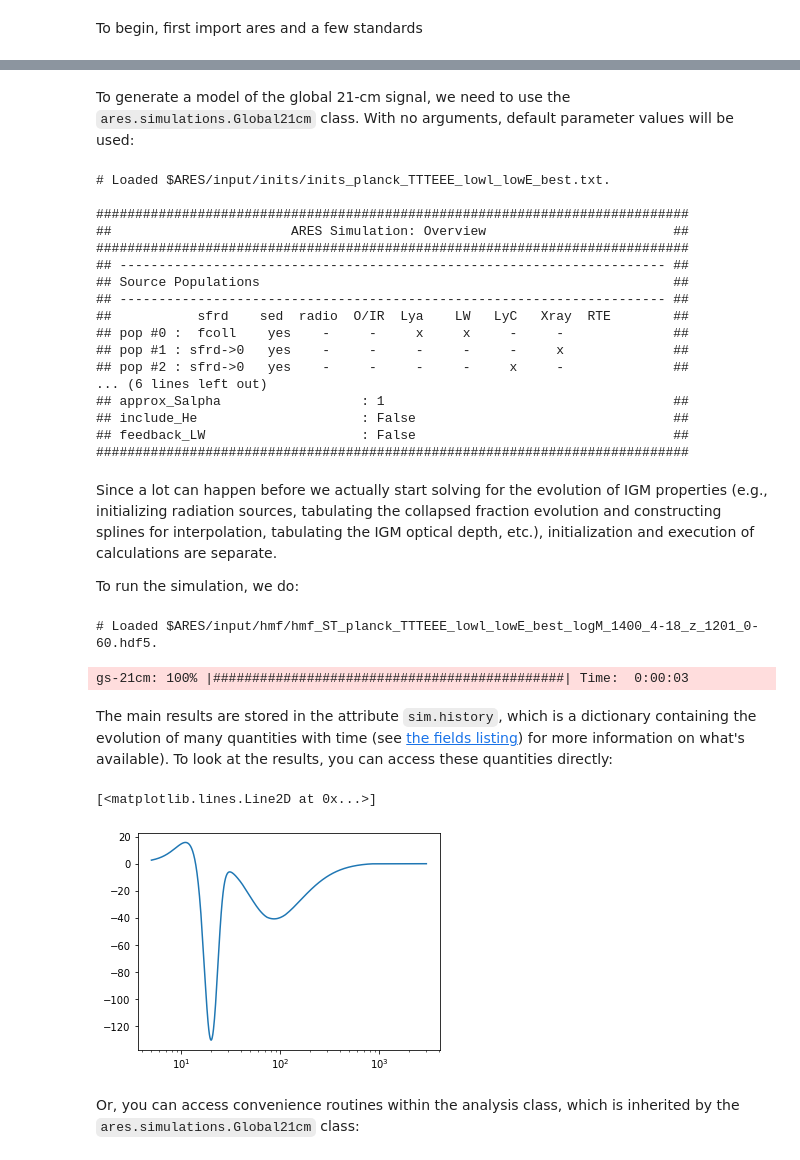
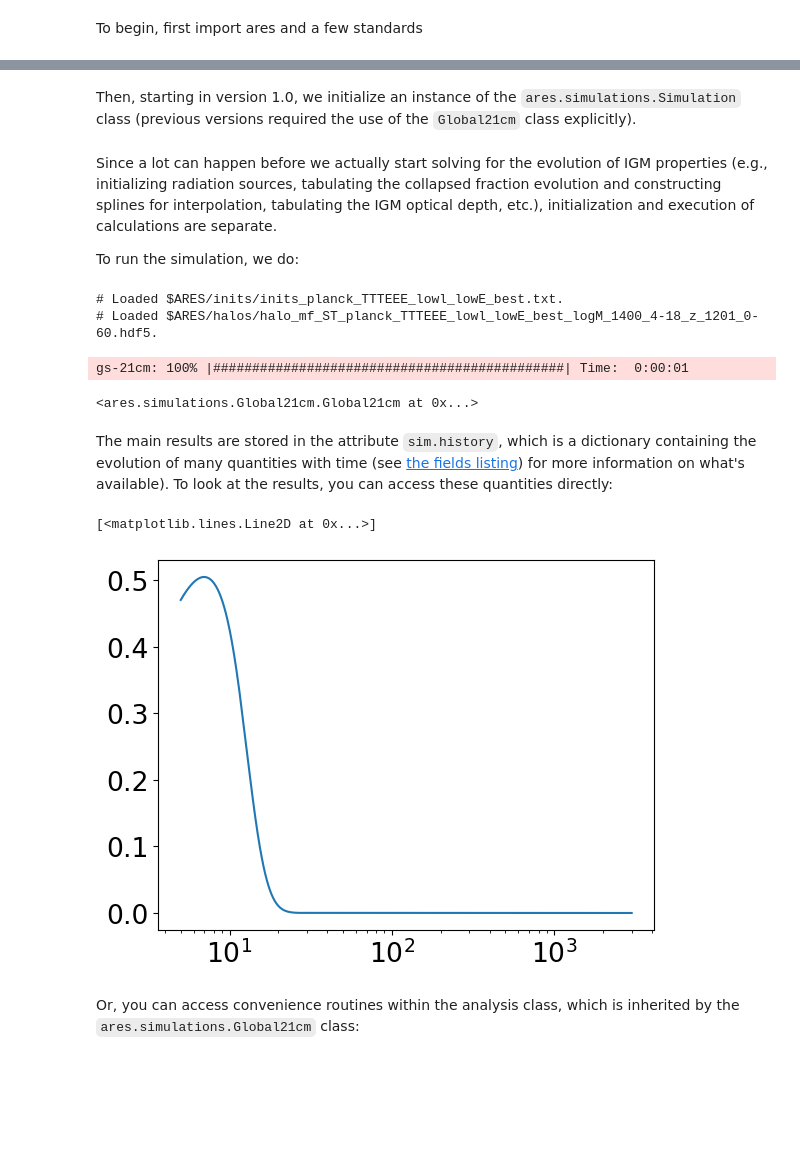
Before and after one commit to mirochaj/ares, a Jupyter notebook: docs/examples/example_gs_standard.ipynb, the cells around one changed output, grey strips where cells are left out. Saved outputs shown, nothing was run; the diff lists cells and outputs as text; code cells hidden in the pictures; blank space fills up the shorter version.

```diff
--- a/docs/examples/example_gs_standard.ipynb
+++ b/docs/examples/example_gs_standard.ipynb
@@ -10,0 +16,20 @@ Populating the interactive namespace from numpy and matplotlib
+# %%
+pars_agg_ion = \
+{
+ 'pop_sfr_model': 'fcoll',
+ 'pop_fstar': 0.1,
+
+ 'pop_sed_model': None,
+ 'pop_Nion': 4e3,
+ 'pop_fesc': 0.2,
+}
+
+pars_gs21cm = \
+{
+ 'initial_redshift': 60,
+ 'final_redshift': 5,
+ 'secondary_ionization': 0,
+ 'include_He': 0,
+}
+
+pop_ion = ares.populations.GalaxyPopulation(**pars_agg_ion)
@@ -11,44 +43,28 @@ Populating the interactive namespace from numpy and matplotlib
 # %% [markdown]
-To generate a model of the global 21-cm signal, we need to use the
-``ares.simulations.Global21cm``  class. With no arguments, default parameter values will be used:
+Then, starting in version 1.0, we initialize an instance of the ``ares.simulations.Simulation``  class (previous versions required the use of the `Global21cm` class explicitly).
 # %%
-sim = ares.simulations.Global21cm()
+sim = ares.simulations.Simulation(**pars_agg_ion)
-# %% [output]
-# Loaded $ARES/input/inits/inits_planck_TTTEEE_lowl_lowE_best.txt.
-
-############################################################################
-##                       ARES Simulation: Overview                        ##
-############################################################################
-## ---------------------------------------------------------------------- ##
-## Source Populations                                                     ##
-## ---------------------------------------------------------------------- ##
-##           sfrd    sed  radio  O/IR  Lya    LW   LyC   Xray  RTE        ##
-## pop #0 :  fcoll    yes    -     -     x     x     -     -              ##
-## pop #1 : sfrd->0   yes    -     -     -     -     -     x              ##
-## pop #2 : sfrd->0   yes    -     -     -     -     x     -              ##
-... (6 lines left out)
-## approx_Salpha                  : 1                                     ##
-## include_He                     : False                                 ##
-## feedback_LW                    : False                                 ##
-############################################################################
 # %% [markdown]
 Since a lot can happen before we actually  start solving for the evolution of IGM properties (e.g., initializing radiation sources, tabulating the collapsed fraction evolution and constructing splines for interpolation, tabulating the IGM optical depth, etc.), initialization and execution of calculations are separate.
 
 To run the simulation, we do:
 # %%
-sim.run()
+gs = sim.get_21cm_gs()
+gs
 # %% [output]
-# Loaded $ARES/input/hmf/hmf_ST_planck_TTTEEE_lowl_lowE_best_logM_1400_4-18_z_1201_0-60.hdf5.
+# Loaded $ARES/inits/inits_planck_TTTEEE_lowl_lowE_best.txt.
+# Loaded $ARES/halos/halo_mf_ST_planck_TTTEEE_lowl_lowE_best_logM_1400_4-18_z_1201_0-60.hdf5.
-gs-21cm: 100% |#############################################| Time:  0:00:03
+gs-21cm: 100% |#############################################| Time:  0:00:01
+<ares.simulations.Global21cm.Global21cm at 0x...>
 # %% [markdown]
 The main results are stored in the attribute ``sim.history``, which is a dictionary
 containing the evolution of many quantities with time (see [the fields listing](../fields.html)) for more information on what's available). To look at the results,
 you can access these quantities directly:
 # %%
-pl.semilogx(sim.history['z'], sim.history['dTb'])
+plt.semilogx(gs.history['z'], gs.history['cgm_h_2'])
 # %% [output]
 [<matplotlib.lines.Line2D at 0x...>]
-[figure, old version]
+[figure, new version]
 # %% [markdown]
 Or, you can access convenience routines within the analysis class, which
 is inherited by the ``ares.simulations.Global21cm`` class:
```
Also changed, not shown: parts of 3 cells of this notebook, 20 other files.
